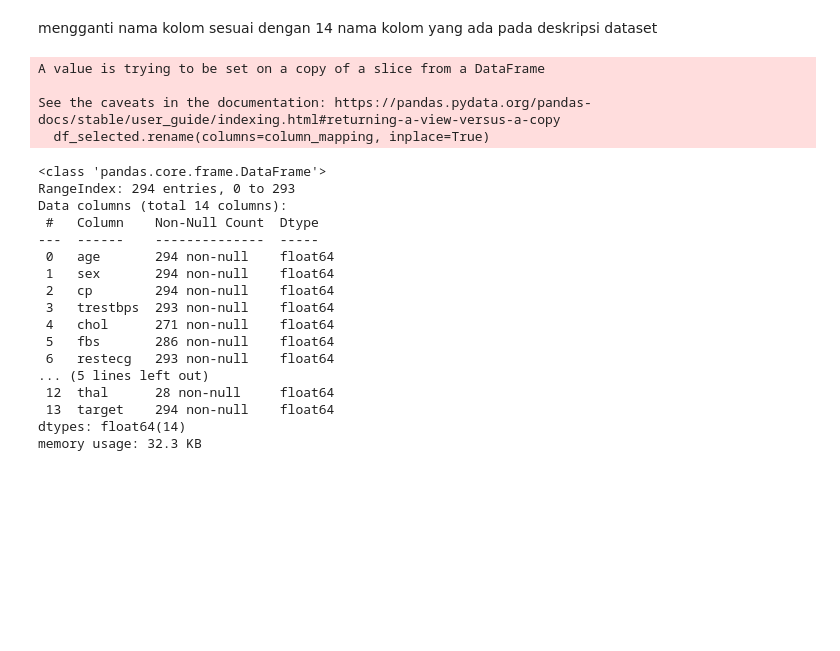
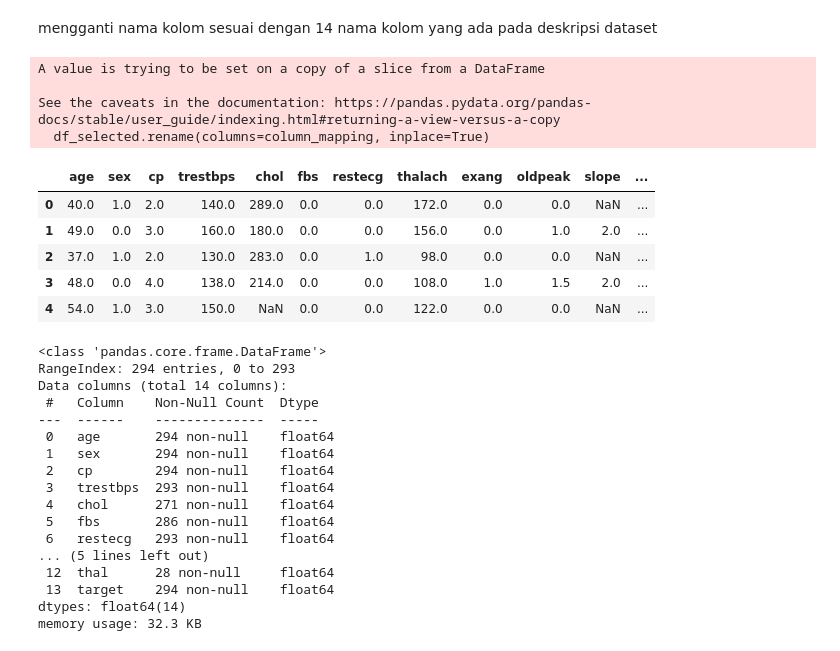
Before and after one commit to gustiananggaf/Bimbingan-Karir-Data-Science, a Jupyter notebook: Hungarian.ipynb, the cells around one changed output. Drawn from its saved outputs; the diff is of its cells as text; code cells hidden in the pictures; blank space fills up the shorter version.

```diff
--- a/Hungarian.ipynb
+++ b/Hungarian.ipynb
@@ -212,27 +251,35 @@ mengganti nama kolom sesuai dengan 14 nama kolom yang ada pada deskripsi dataset
 # %%
 column_mapping = {
     2: 'age',
     3: 'sex',
     8: 'cp',
     9: 'trestbps',
     11: 'chol',
     15: 'fbs',
     18: 'restecg',
     31: 'thalach',
     37: 'exang',
     39: 'oldpeak',
     40: 'slope',
     43: 'ca',
     50: 'thal',
     57: 'target'
 }
+
+df_selected.rename(columns=column_mapping, inplace=True)
+
+df_selected.head()
+# %% [output]
+A value is trying to be set on a copy of a slice from a DataFrame
+
+See the caveats in the documentation: https://pandas.pydata.org/pandas-docs/stable/user_guide/indexing.html#returning-a-view-versus-a-copy
+  df_selected.rename(columns=column_mapping, inplace=True)
+|  | age | sex | cp | trestbps | chol | fbs | restecg | thalach | exang | oldpeak | slope | ... |
+| 0 | 40.0 | 1.0 | 2.0 | 140.0 | 289.0 | 0.0 | 0.0 | 172.0 | 0.0 | 0.0 | NaN | ... |
+| 1 | 49.0 | 0.0 | 3.0 | 160.0 | 180.0 | 0.0 | 0.0 | 156.0 | 0.0 | 1.0 | 2.0 | ... |
+| 2 | 37.0 | 1.0 | 2.0 | 130.0 | 283.0 | 0.0 | 1.0 | 98.0 | 0.0 | 0.0 | NaN | ... |
+| 3 | 48.0 | 0.0 | 4.0 | 138.0 | 214.0 | 0.0 | 0.0 | 108.0 | 1.0 | 1.5 | 2.0 | ... |
+| 4 | 54.0 | 1.0 | 3.0 | 150.0 | NaN | 0.0 | 0.0 | 122.0 | 0.0 | 0.0 | NaN | ... |
-# %%
-df_selected.rename(columns=column_mapping, inplace=True)
-# %% [output]
-A value is trying to be set on a copy of a slice from a DataFrame
-
-See the caveats in the documentation: https://pandas.pydata.org/pandas-docs/stable/user_guide/indexing.html#returning-a-view-versus-a-copy
-  df_selected.rename(columns=column_mapping, inplace=True)
 # %%
 df_selected.info()
 # %% [output]
```
Also changed, not shown: parts of 67 cells of this notebook.
